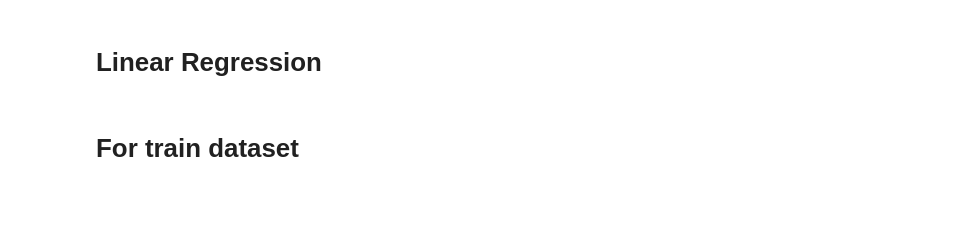
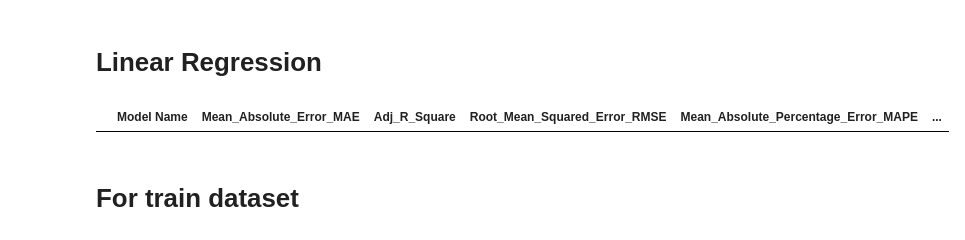
Before and after one commit to SRIHAAS-PIGILAM/ML-LEARNING, a Jupyter notebook: Notebooks Used in the course/02 My Notebooks/Boston House Price Prediction.ipynb, the cells around one changed output. Saved outputs shown, nothing was run; the diff lists cells and outputs as text; code cells hidden in the pictures; blank space fills up the shorter version.

```diff
--- a/Notebooks Used in the course/02 My Notebooks/Boston House Price Prediction.ipynb
+++ b/Notebooks Used in the course/02 My Notebooks/Boston House Price Prediction.ipynb
@@ -614,9 +783,11 @@ x_train.shape, y_train.shape, x_test.shape, y_test.shape
 # %%
 # Load the result dataset
 
-RGRResults_train = pd.read_csv(r"C:\Users\sriha\OneDrive\Documents\Desktop\JOB\AI & ML\ML COURSE FOR BEGINNERS FREECODECAMP YT CHANNEL\Notebooks Used in the course\02 My Notebooks\RGRResults_train.csv", header=0)
+RGRResults_train = pd.read_csv(r"C:\Users\sriha\01 ML Projects\Untitled Folder\RGRResults_train.csv", header=0)
 
 RGRResults_train.head()
+# %% [output]
+|  | Model Name | Mean_Absolute_Error_MAE | Adj_R_Square | Root_Mean_Squared_Error_RMSE | Mean_Absolute_Percentage_Error_MAPE | ... |
 # %% [markdown]
 # For train dataset
 # %%
```
Also changed, not shown: parts of 46 cells of this notebook, 2 other files.
